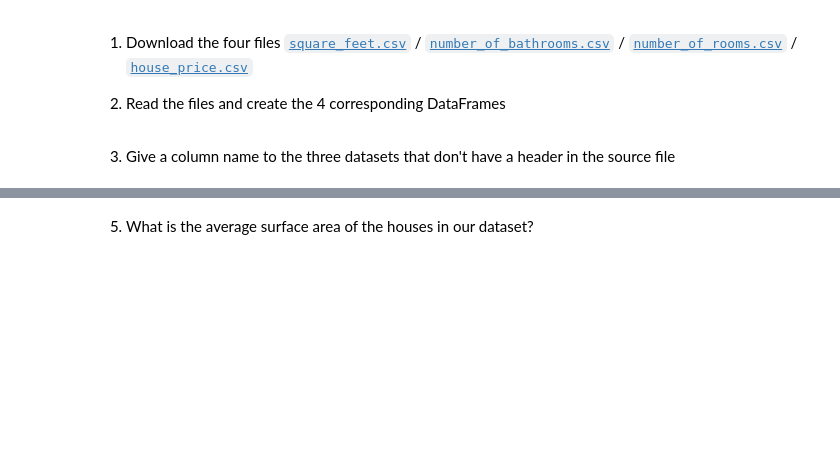
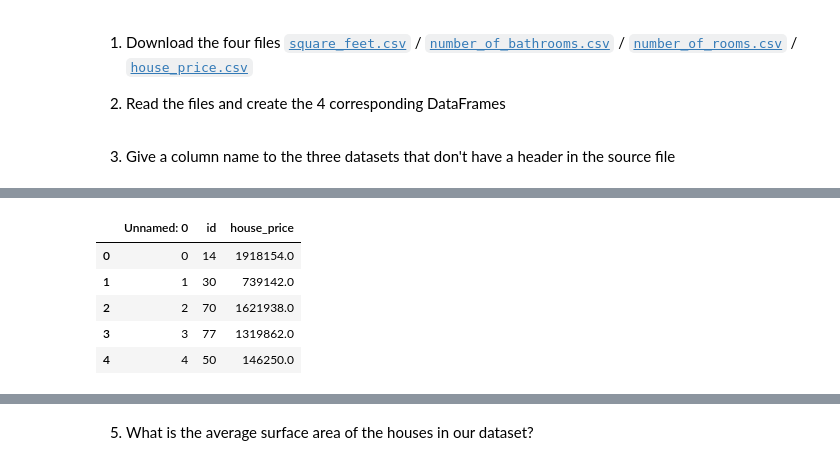
Before and after one commit to thibautgnt/Efrei_Python, a Jupyter notebook: Pandas/02-House_market.ipynb, the cells around one changed output, grey strips where cells are left out. Saved outputs shown, nothing was run; the diff lists cells and outputs as text; code cells hidden in the pictures; blank space fills up the shorter version.

```diff
--- a/Pandas/02-House_market.ipynb
+++ b/Pandas/02-House_market.ipynb
@@ -24,2 +49,11 @@ NameError: name 'pd' is not defined
+# %%
+house_price_df.head()
+# %% [output]
+|  | Unnamed: 0 | id | house_price |
+| 0 | 0 | 14 | 1918154.0 |
+| 1 | 1 | 30 | 739142.0 |
+| 2 | 2 | 70 | 1621938.0 |
+| 3 | 3 | 77 | 1319862.0 |
+| 4 | 4 | 50 | 146250.0 |
 # %%
 # %% [output]
```
Also changed, not shown: parts of 18 cells of this notebook.
